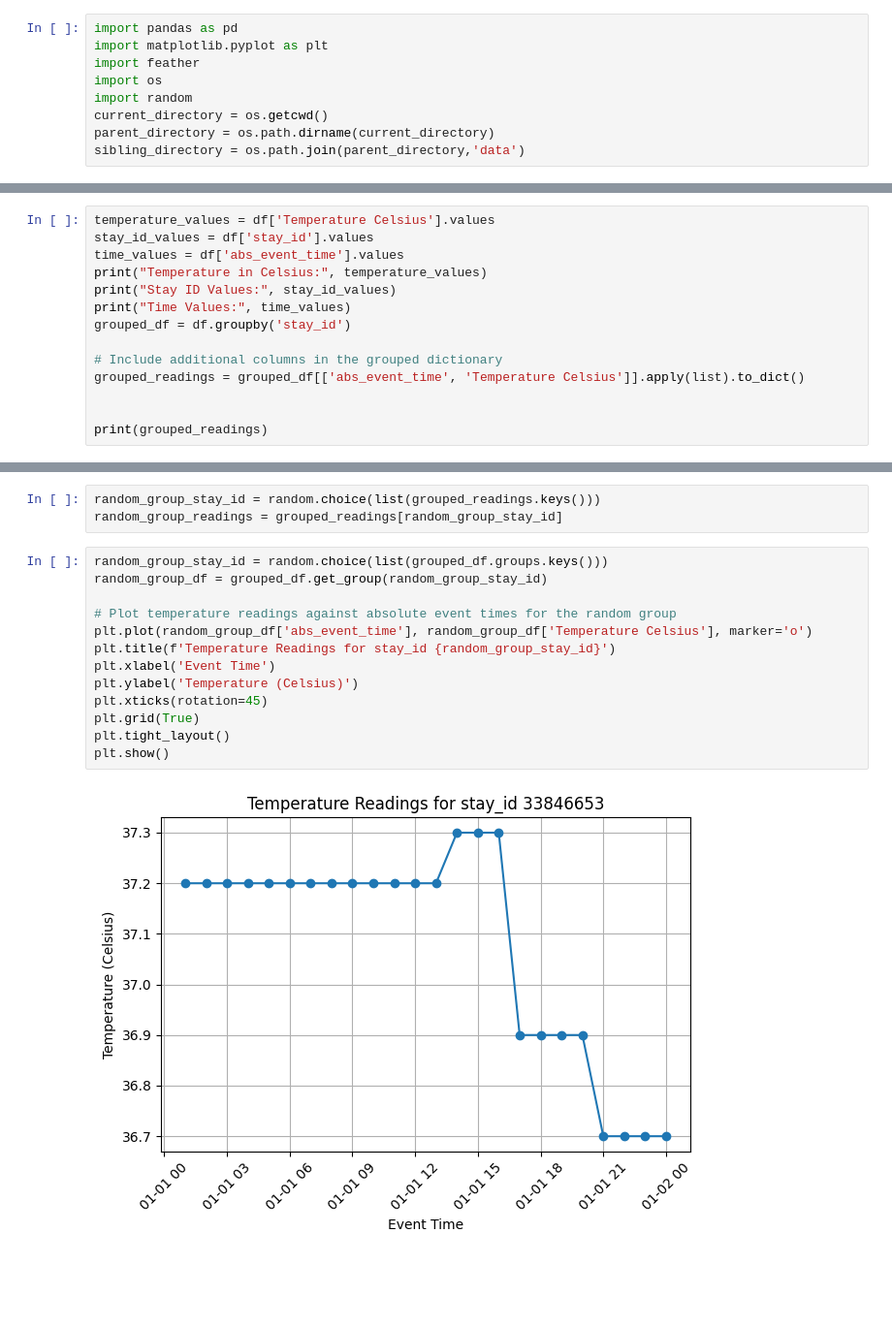
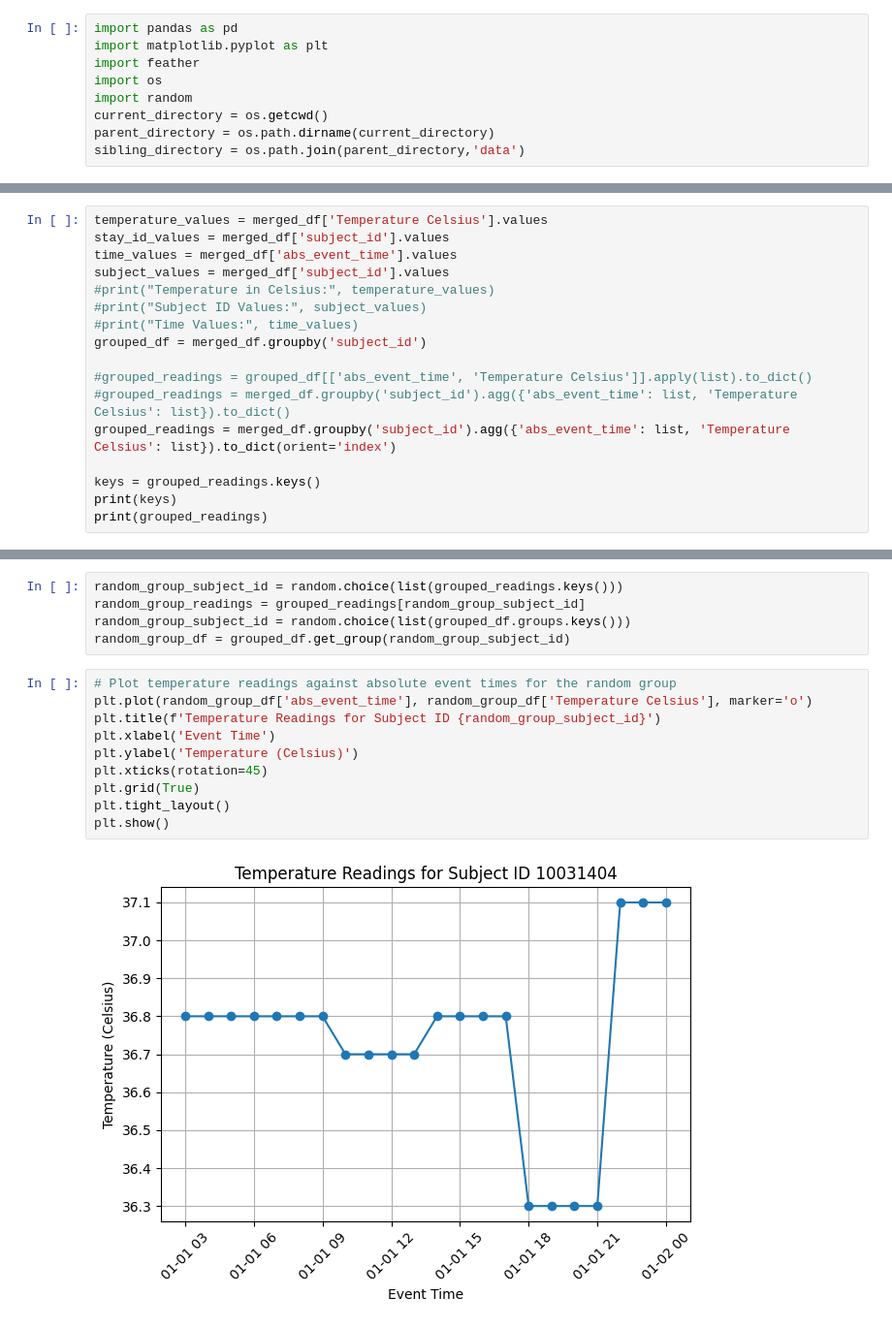
Before and after one commit to Amlan125/Optifox, a Jupyter notebook: references/heart_rate.ipynb, the cells around one changed output, grey strips where cells are left out. Shown at 97% size. Cells and saved outputs as stored; diff of their text form; blank space fills up the shorter version.

Commit message:
updated stay_id to subject_id

```diff
--- a/references/heart_rate.ipynb
+++ b/references/heart_rate.ipynb
@@ -34,15 +23,18 @@ Index(['abs_event_time', 'stay_id', 'Activity / Mobility (JH-HLM)',
 # %%
-temperature_values = df['Temperature Celsius'].values
-stay_id_values = df['stay_id'].values
-time_values = df['abs_event_time'].values
-print("Temperature in Celsius:", temperature_values)
-print("Stay ID Values:", stay_id_values)
-print("Time Values:", time_values)
-grouped_df = df.groupby('stay_id')
+temperature_values = merged_df['Temperature Celsius'].values
+stay_id_values = merged_df['subject_id'].values
+time_values = merged_df['abs_event_time'].values
+subject_values = merged_df['subject_id'].values
+#print("Temperature in Celsius:", temperature_values)
+#print("Subject ID Values:", subject_values)
+#print("Time Values:", time_values)
+grouped_df = merged_df.groupby('subject_id')
 
-# Include additional columns in the grouped dictionary
-grouped_readings = grouped_df[['abs_event_time', 'Temperature Celsius']].apply(list).to_dict()
+#grouped_readings = grouped_df[['abs_event_time', 'Temperature Celsius']].apply(list).to_dict()
+#grouped_readings = merged_df.groupby('subject_id').agg({'abs_event_time': list, 'Temperature Celsius': list}).to_dict()
+grouped_readings = merged_df.groupby('subject_id').agg({'abs_event_time': list, 'Temperature Celsius': list}).to_dict(orient='index')
 
-
+keys = grouped_readings.keys()
+print(keys)
 print(grouped_readings)
 # %% [output]
@@ -55,18 +43,17 @@ Time Values: ['1970-01-01T01:00:00.000000000' '1970-01-01T02:00:00.000000000'
 # %%
-random_group_stay_id = random.choice(list(grouped_readings.keys()))
-random_group_readings = grouped_readings[random_group_stay_id]
+random_group_subject_id = random.choice(list(grouped_readings.keys()))
+random_group_readings = grouped_readings[random_group_subject_id]
+random_group_subject_id = random.choice(list(grouped_df.groups.keys()))
+random_group_df = grouped_df.get_group(random_group_subject_id)
 # %%
-random_group_stay_id = random.choice(list(grouped_df.groups.keys()))
-random_group_df = grouped_df.get_group(random_group_stay_id)
-
 # Plot temperature readings against absolute event times for the random group
 plt.plot(random_group_df['abs_event_time'], random_group_df['Temperature Celsius'], marker='o')
-plt.title(f'Temperature Readings for stay_id {random_group_stay_id}')
+plt.title(f'Temperature Readings for Subject ID {random_group_subject_id}')
 plt.xlabel('Event Time')
 plt.ylabel('Temperature (Celsius)')
 plt.xticks(rotation=45)
 plt.grid(True)
 plt.tight_layout()
 plt.show()
 # %% [output]
-[figure, old version]
+[figure, new version]
```
Also changed, not shown: parts of 2 cells of this notebook.
